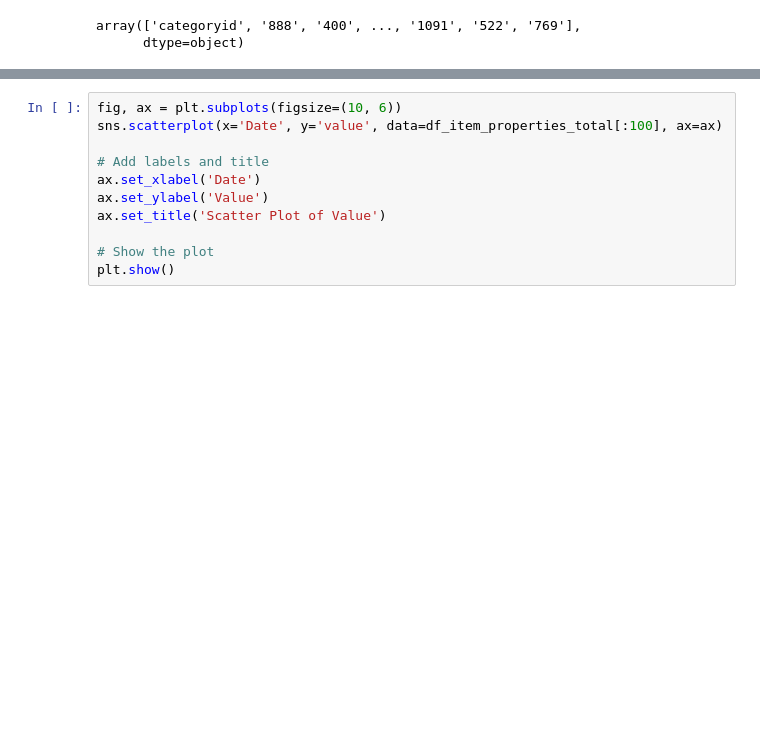
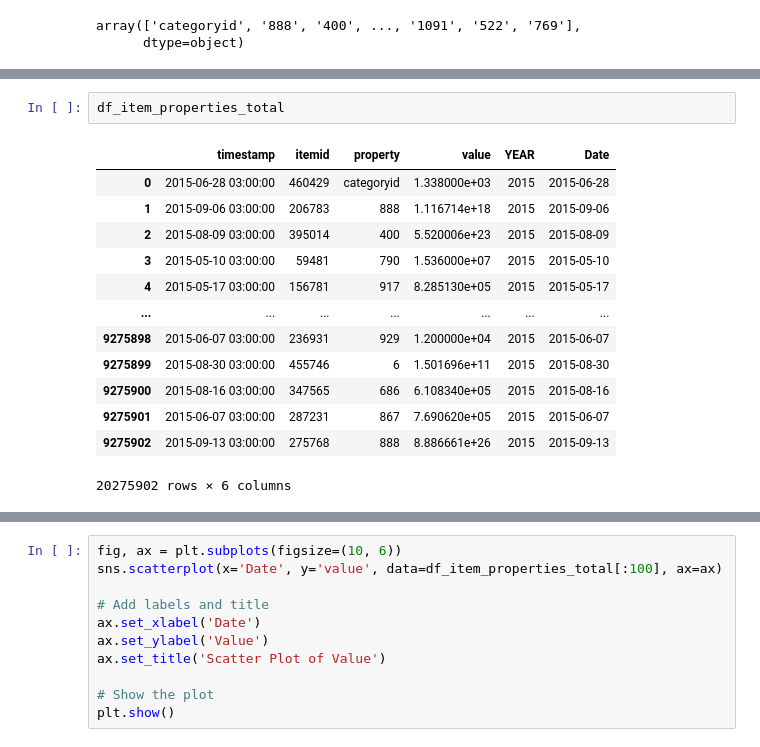
Before and after one commit to belladu0201/Deep_RL_Recommender_System, a Jupyter notebook: 10_Code/railrocket_eda_Beibei_Du_AIPI531_SP23.ipynb, the cells around one changed output, grey strips where cells are left out. Cells and saved outputs as stored; diff of their text form; blank space fills up the shorter version.

```diff
--- a/10_Code/railrocket_eda_Beibei_Du_AIPI531_SP23.ipynb
+++ b/10_Code/railrocket_eda_Beibei_Du_AIPI531_SP23.ipynb
@@ -333,0 +354,16 @@ array(['categoryid', '888', '400', ..., '1091', '522', '769'],
+# %%
+df_item_properties_total
+# %% [output]
+|  | timestamp | itemid | property | value | YEAR | Date |
+| 0 | 2015-06-28 03:00:00 | 460429 | categoryid | 1.338000e+03 | 2015 | 2015-06-28 |
+| 1 | 2015-09-06 03:00:00 | 206783 | 888 | 1.116714e+18 | 2015 | 2015-09-06 |
+| 2 | 2015-08-09 03:00:00 | 395014 | 400 | 5.520006e+23 | 2015 | 2015-08-09 |
+| 3 | 2015-05-10 03:00:00 | 59481 | 790 | 1.536000e+07 | 2015 | 2015-05-10 |
+| 4 | 2015-05-17 03:00:00 | 156781 | 917 | 8.285130e+05 | 2015 | 2015-05-17 |
+| ... | ... | ... | ... | ... | ... | ... |
+| 9275898 | 2015-06-07 03:00:00 | 236931 | 929 | 1.200000e+04 | 2015 | 2015-06-07 |
+| 9275899 | 2015-08-30 03:00:00 | 455746 | 6 | 1.501696e+11 | 2015 | 2015-08-30 |
+| 9275900 | 2015-08-16 03:00:00 | 347565 | 686 | 6.108340e+05 | 2015 | 2015-08-16 |
+| 9275901 | 2015-06-07 03:00:00 | 287231 | 867 | 7.690620e+05 | 2015 | 2015-06-07 |
+| 9275902 | 2015-09-13 03:00:00 | 275768 | 888 | 8.886661e+26 | 2015 | 2015-09-13 |
+20275902 rows × 6 columns
```
Also changed, not shown: parts of 9 cells of this notebook.
